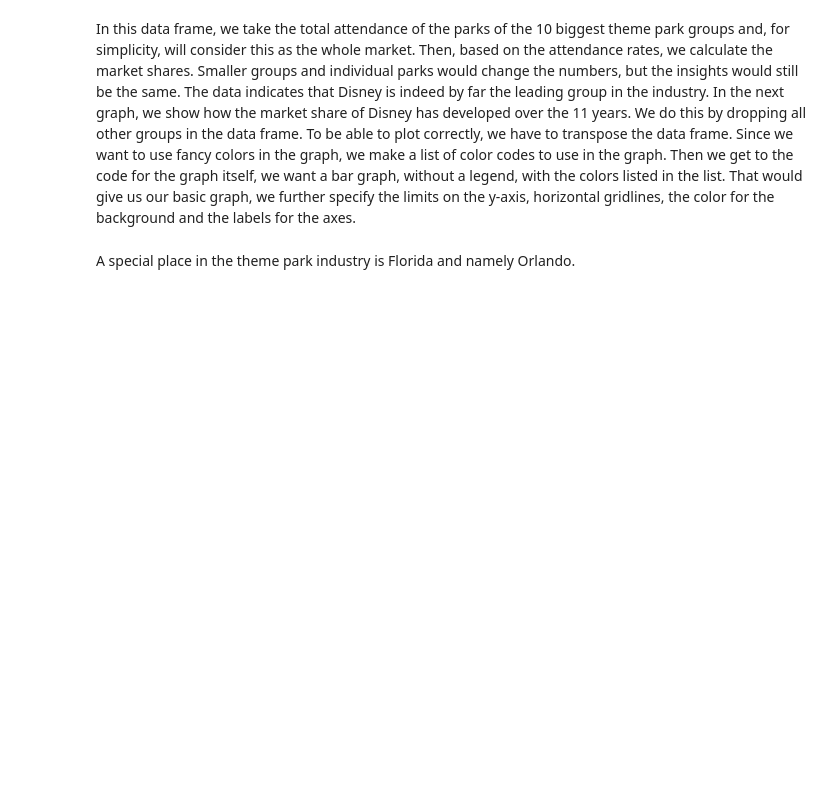
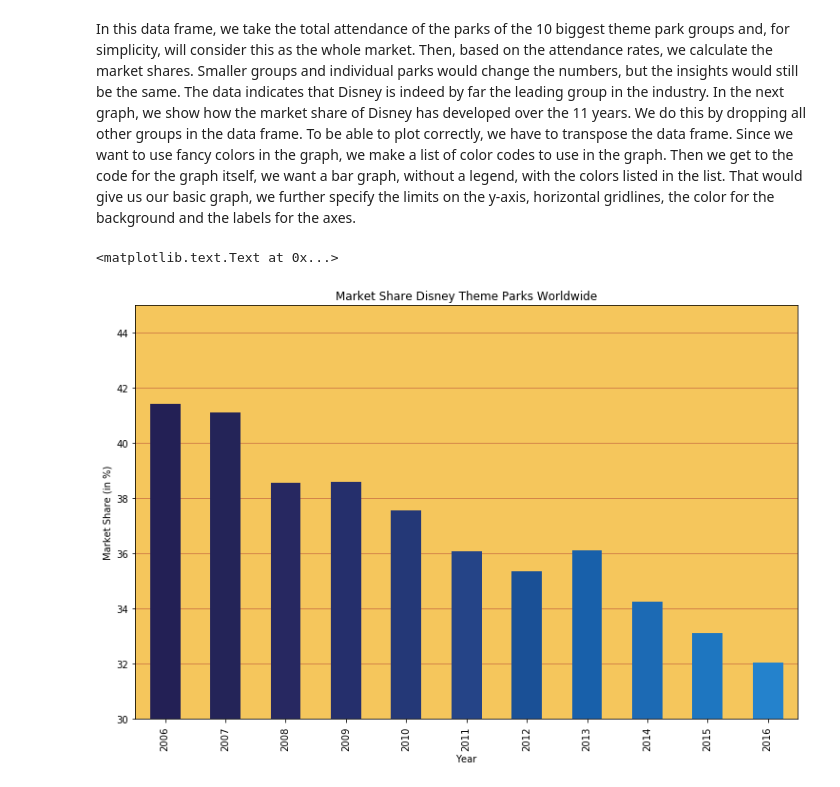
Before and after one commit to RobertHamberg/zooi, a Jupyter notebook: WDC.ipynb, the cells around one changed output. Cells and saved outputs as stored; diff of their text form; code cells hidden in the pictures; blank space fills up the shorter version.

```diff
--- a/WDC.ipynb
+++ b/WDC.ipynb
@@ -89,14 +88,16 @@ In this data frame, we take the total attendance of the parks of the 10 biggest
 # %%
 tp_Disney = tp_ms.drop(tp_ms.index[1:])
 tp_Disney_plot = tp_Disney.T
 my_colors = ['#232055', '#242458', '#272861', '#252F6C', '#243877', '#254487', '#1A5096', '#1860AA', '#1C6AB4', '#1E76C0', '#2482CC']
 tp_Disney_plot.plot(kind='bar', legend=False, color=my_colors, title='Market Share Disney Theme Parks Worldwide', figsize=(12.5,8))
 axes = plt.gca()
 axes.set_ylim([30,45])
 axes.set_facecolor('#F5C65C')
 axes.grid(axis='y', color='#A3242D', alpha=0.5, lw=0.8)
 axes.grid(b=False, axis='x')
+axes.set_axisbelow(True)
 axes.set_ylabel('Market Share (in %)')
 axes.set_xlabel('Year')
+# %% [output]
+<matplotlib.text.Text at 0x...>
+[figure, added]
-# %% [markdown]
-A special place in the theme park industry is Florida and namely Orlando.
```
Also changed, not shown: parts of 21 cells of this notebook.
